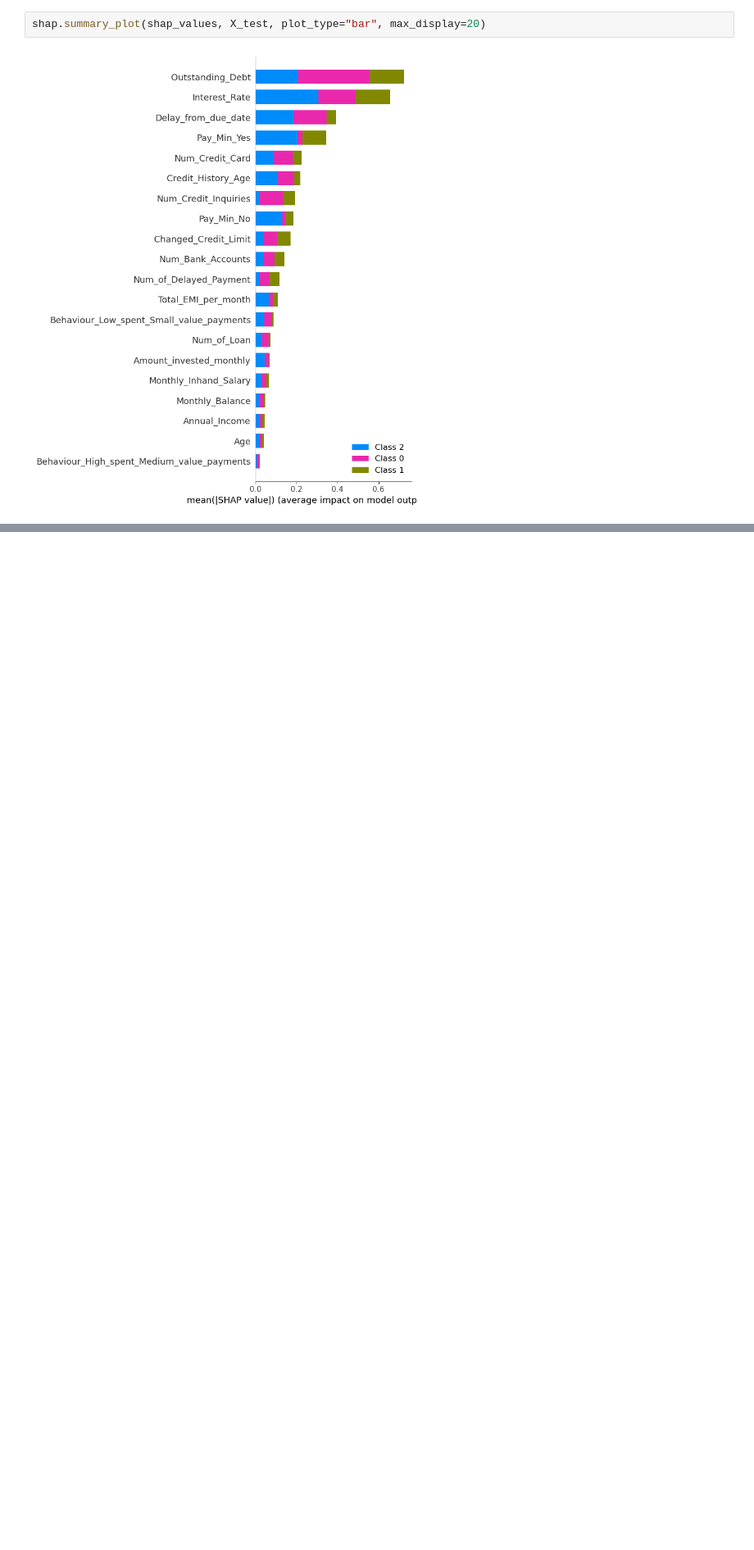
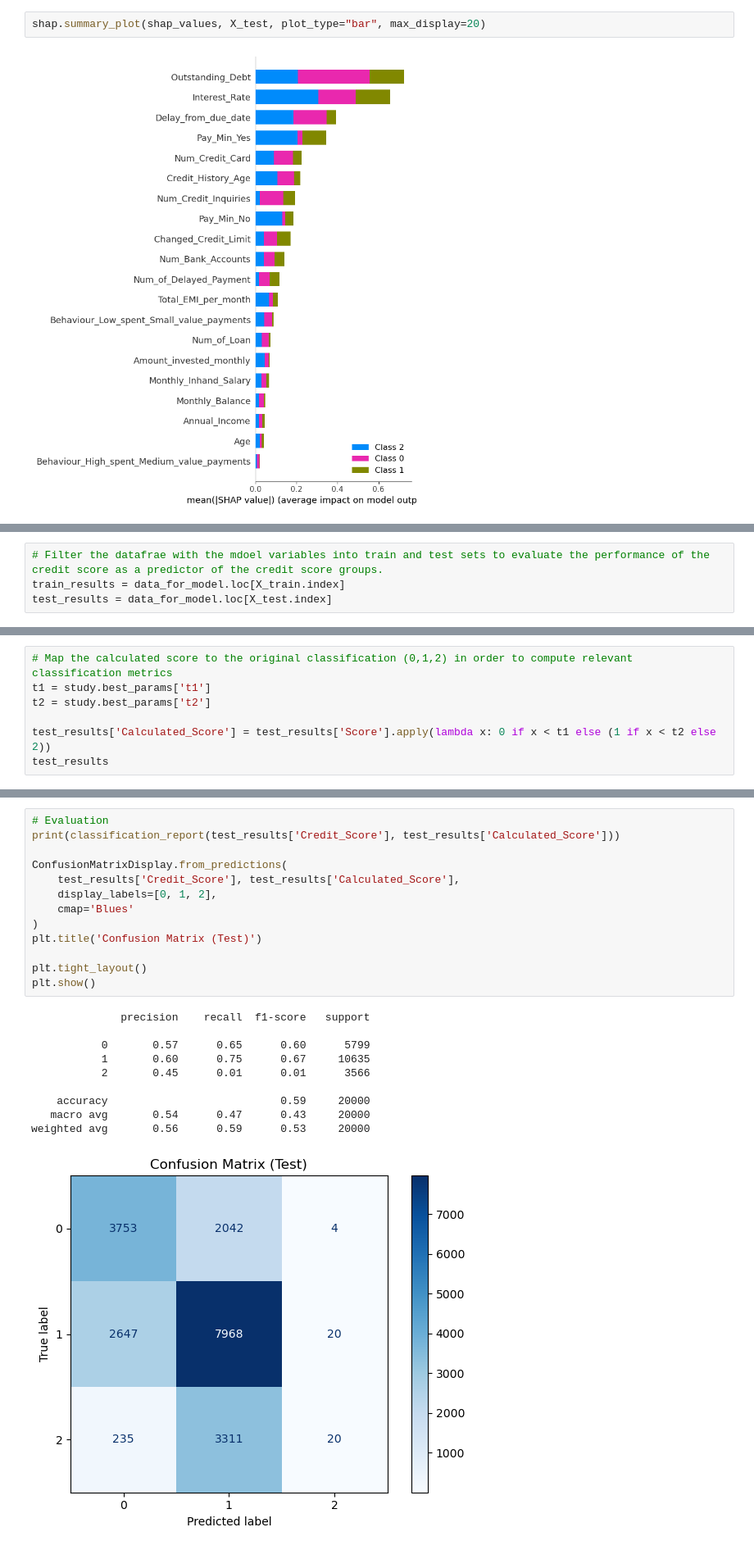
Before and after one commit to LuisMB09/modelos_de_credito, a Jupyter notebook: Proyecto1/Credit_Score.ipynb, the cells around one changed output, grey strips where cells are left out. Shown at 82% size. Saved outputs shown, nothing was run; the diff lists cells and outputs as text; blank space fills up the shorter version.

```diff
--- a/Proyecto1/Credit_Score.ipynb
+++ b/Proyecto1/Credit_Score.ipynb
@@ -201,0 +348,4 @@ SHAP SUMMARY - Good Credit Score
+# %%
+# Filter the datafrae with the mdoel variables into train and test sets to evaluate the performance of the credit score as a predictor of the credit score groups.
+train_results = data_for_model.loc[X_train.index]
+test_results = data_for_model.loc[X_test.index]
@@ -201,0 +385,7 @@ SHAP SUMMARY - Good Credit Score
+# %%
+# Map the calculated score to the original classification (0,1,2) in order to compute relevant classification metrics
+t1 = study.best_params['t1']
+t2 = study.best_params['t2']
+
+test_results['Calculated_Score'] = test_results['Score'].apply(lambda x: 0 if x < t1 else (1 if x < t2 else 2))
+test_results
@@ -201,0 +435,24 @@ SHAP SUMMARY - Good Credit Score
+# %%
+# Evaluation
+print(classification_report(test_results['Credit_Score'], test_results['Calculated_Score']))
+
+ConfusionMatrixDisplay.from_predictions(
+    test_results['Credit_Score'], test_results['Calculated_Score'],
+    display_labels=[0, 1, 2],
+    cmap='Blues'
+)
+plt.title('Confusion Matrix (Test)')
+
+plt.tight_layout()
+plt.show()
+# %% [output]
+              precision    recall  f1-score   support
+
+           0       0.57      0.65      0.60      5799
+           1       0.60      0.75      0.67     10635
+           2       0.45      0.01      0.01      3566
+
+    accuracy                           0.59     20000
+   macro avg       0.54      0.47      0.43     20000
+weighted avg       0.56      0.59      0.53     20000
+[figure, added]
```
Also changed, not shown: parts of 24 cells of this notebook.
